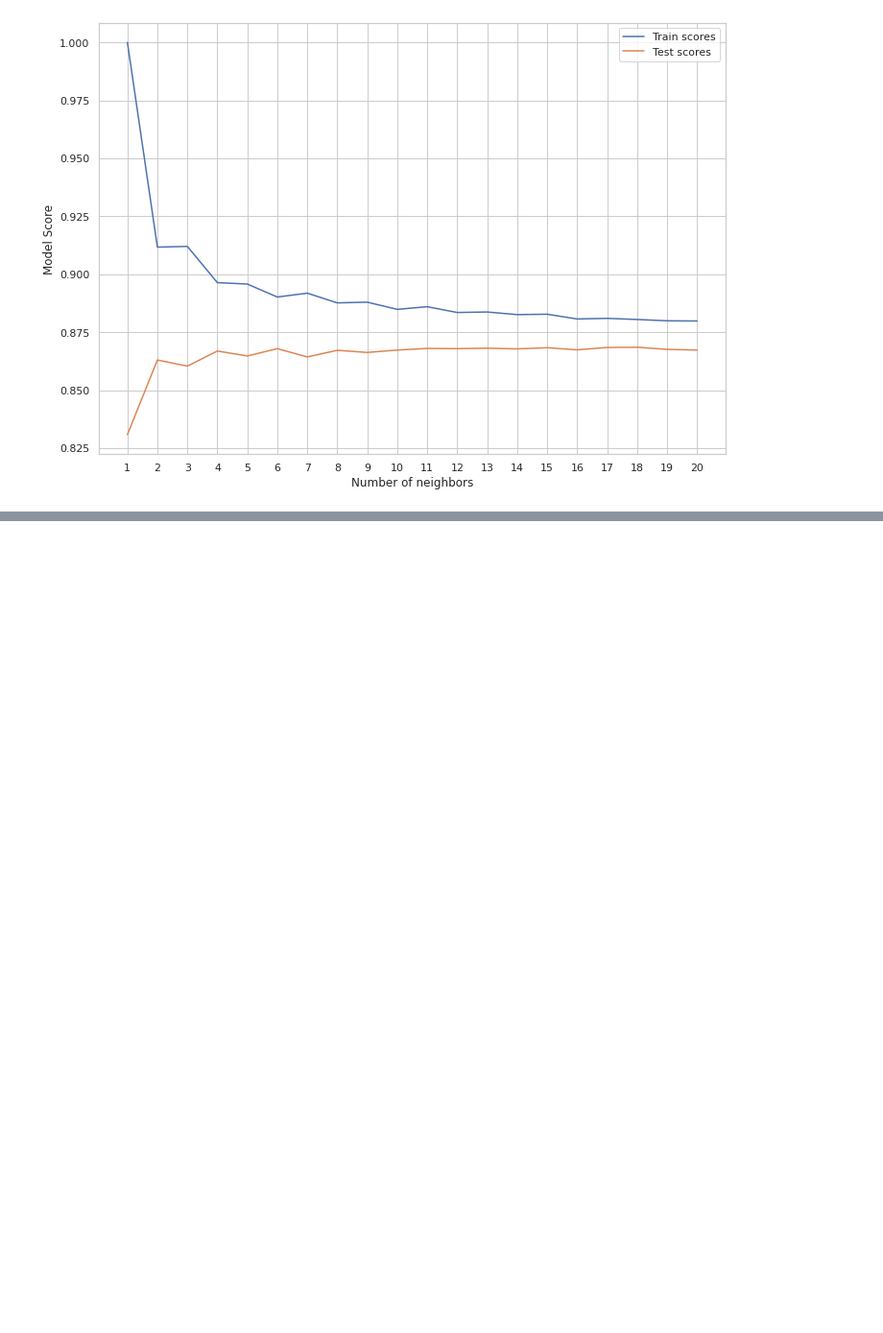
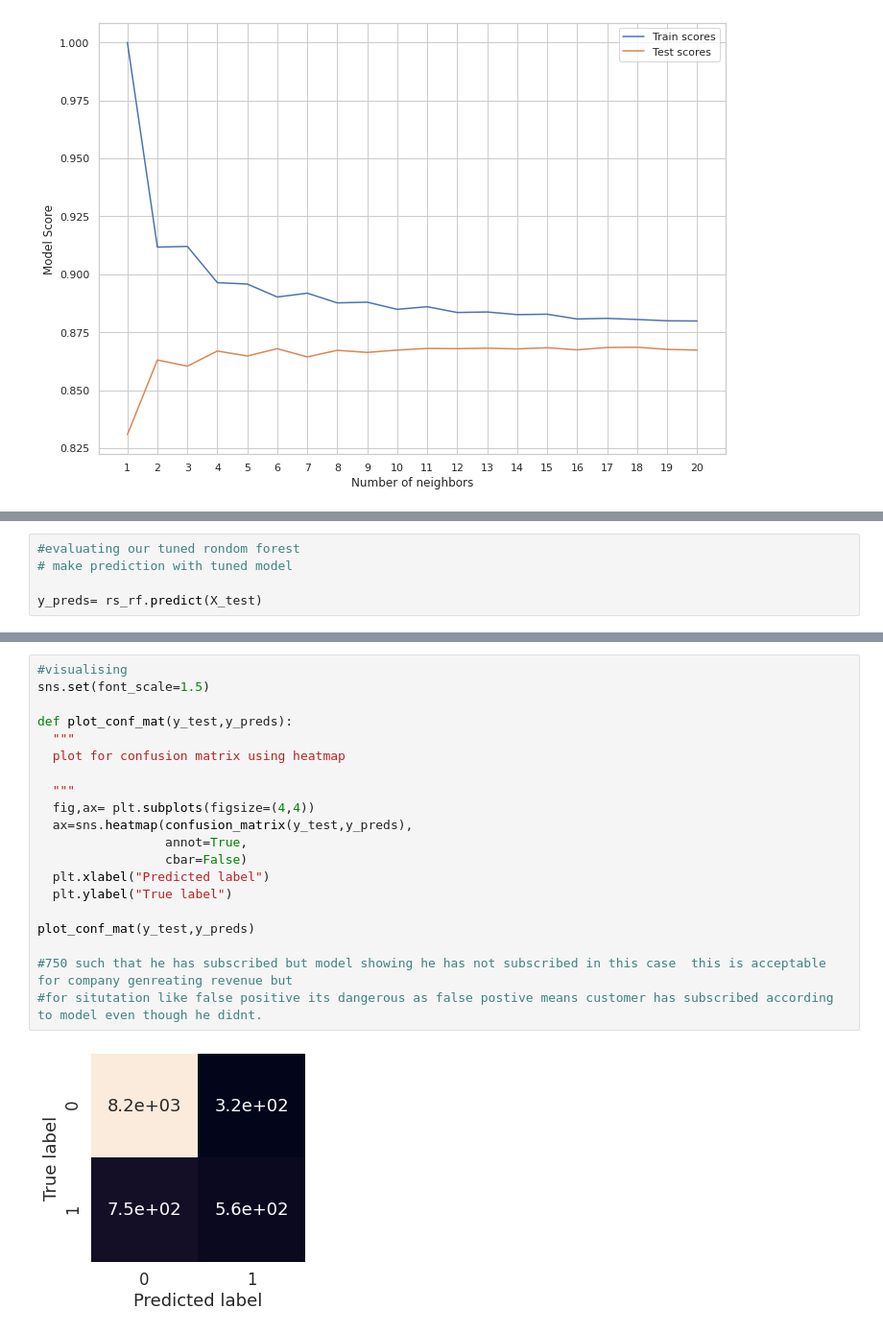
Before and after one commit to asim5800/Marketing-Campaign-Effectiveness-Prediction-, a Jupyter notebook: Bank_Marketing_Effectiveness_Prediction_Capstone_Project.ipynb, the cells around one changed output, grey strips where cells are left out. Shown at 96% size. Drawn from its saved outputs; the diff is of its cells as text; blank space fills up the shorter version.

```diff
--- a/Bank_Marketing_Effectiveness_Prediction_Capstone_Project.ipynb
+++ b/Bank_Marketing_Effectiveness_Prediction_Capstone_Project.ipynb
@@ -450,0 +602,5 @@ Maximum KNN score on the test data:86.85% on k value as 17
+# %%
+#evaluating our tuned rondom forest
+# make prediction with tuned model
+
+y_preds= rs_rf.predict(X_test)
@@ -450,0 +639,22 @@ Maximum KNN score on the test data:86.85% on k value as 17
+# %%
+#visualising
+sns.set(font_scale=1.5)
+
+def plot_conf_mat(y_test,y_preds):
+  """
+  plot for confusion matrix using heatmap
+
+  """
+  fig,ax= plt.subplots(figsize=(4,4))
+  ax=sns.heatmap(confusion_matrix(y_test,y_preds),
+                 annot=True,
+                 cbar=False)
+  plt.xlabel("Predicted label")
+  plt.ylabel("True label")
+
+plot_conf_mat(y_test,y_preds)
+
+#750 such that he has subscribed but model showing he has not subscribed in this case  this is acceptable for company genreating revenue but
+#for situtation like false positive its dangerous as false postive means customer has subscribed according to model even though he didnt.
+# %% [output]
+[figure, added]
```
Also changed, not shown: parts of 34 cells of this notebook.
